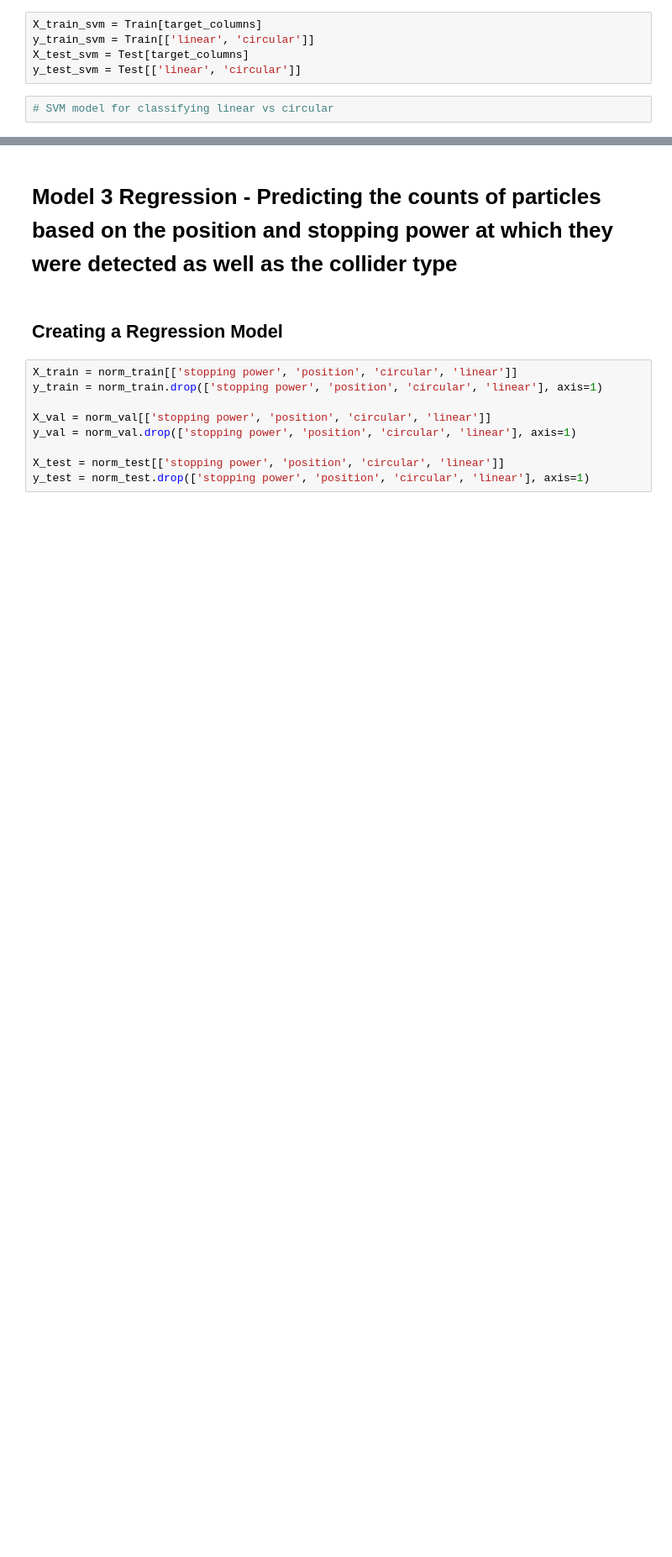
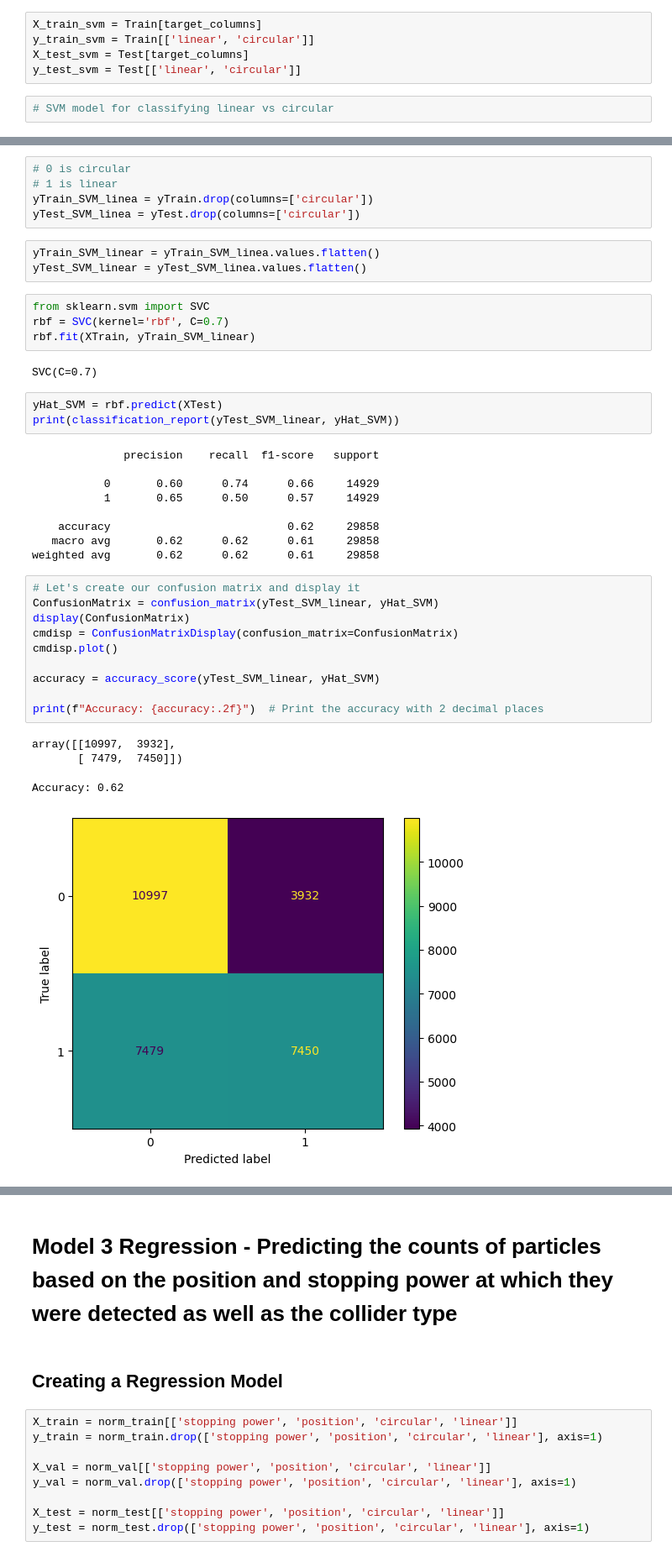
Before and after one commit to DaveStutler/G9, a Jupyter notebook: Part_2_models.ipynb, the cells around one changed output, grey strips where cells are left out. Shown at 84% size. Drawn from its saved outputs; the diff is of its cells as text; blank space fills up the shorter version.

```diff
--- a/Part_2_models.ipynb
+++ b/Part_2_models.ipynb
@@ -420,0 +458,41 @@ y_test_svm = Test[['linear', 'circular']]
+# %%
+# 0 is circular
+# 1 is linear
+yTrain_SVM_linea = yTrain.drop(columns=['circular'])
+yTest_SVM_linea = yTest.drop(columns=['circular'])
+# %%
+yTrain_SVM_linear = yTrain_SVM_linea.values.flatten()
+yTest_SVM_linear = yTest_SVM_linea.values.flatten()
+# %%
+from sklearn.svm import SVC
+rbf = SVC(kernel='rbf', C=0.7)
+rbf.fit(XTrain, yTrain_SVM_linear)
+# %% [output]
+SVC(C=0.7)
+# %%
+yHat_SVM = rbf.predict(XTest)
+print(classification_report(yTest_SVM_linear, yHat_SVM))
+# %% [output]
+              precision    recall  f1-score   support
+
+           0       0.60      0.74      0.66     14929
+           1       0.65      0.50      0.57     14929
+
+    accuracy                           0.62     29858
+   macro avg       0.62      0.62      0.61     29858
+weighted avg       0.62      0.62      0.61     29858
+# %%
+# Let's create our confusion matrix and display it
+ConfusionMatrix = confusion_matrix(yTest_SVM_linear, yHat_SVM)
+display(ConfusionMatrix)
+cmdisp = ConfusionMatrixDisplay(confusion_matrix=ConfusionMatrix)
+cmdisp.plot()
+
+accuracy = accuracy_score(yTest_SVM_linear, yHat_SVM)
+
+print(f"Accuracy: {accuracy:.2f}")  # Print the accuracy with 2 decimal places
+# %% [output]
+array([[10997,  3932],
+       [ 7479,  7450]])
+Accuracy: 0.62
+[figure, added]
```
Also changed, not shown: parts of 16 cells of this notebook.
